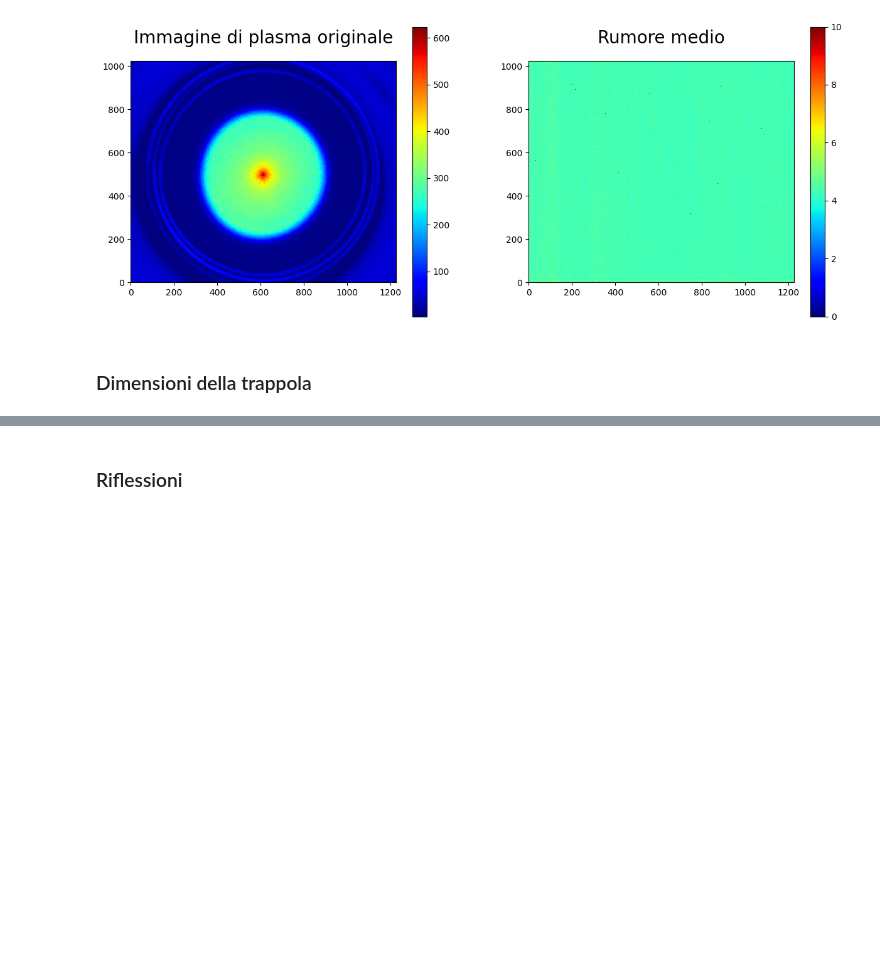
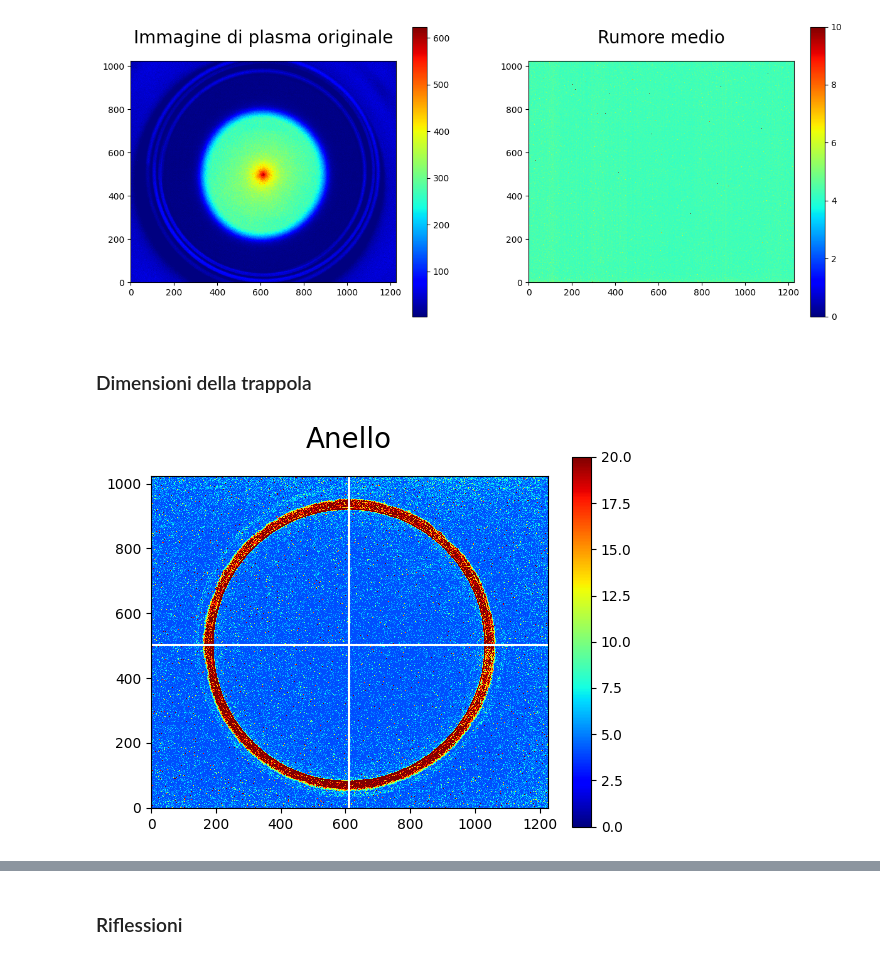
Before and after one commit to Negrini085/LaboPlasmi, a Jupyter notebook: Esperienze/Esperienza 0/esp0.ipynb, the cells around one changed output, grey strips where cells are left out. Saved outputs shown, nothing was run; the diff lists cells and outputs as text; code cells hidden in the pictures; blank space fills up the shorter version.

```diff
--- a/Esperienze/Esperienza 0/esp0.ipynb
+++ b/Esperienze/Esperienza 0/esp0.ipynb
@@ -15,6 +15,9 @@ from PIL import Image
 # <span style="color:blue;"> Analisi delle immagini </span>
 
 <center>
+# %%
+col = 1224
+row = 1024
 # %% [markdown]
 ### Analisi del rumore medio
 # %%
@@ -31,8 +34,8 @@ del path
 fig = plt.figure(figsize=(15, 6))
 
 # Creo la griglia per gli output
-x = np.linspace(0, 1224, 1224)
-y = np.linspace(0, 1024, 1024)
+x = np.linspace(0, col, col)
+y = np.linspace(0, row, row)
 X, Y = np.meshgrid(x, y)
 
 
@@ -57,7 +60,22 @@ plt.colorbar(cax); ax.set_aspect('equal')
 ax.set_title(f'Rumore medio', fontsize = 20, pad=20)
 
 plt.show()
+
+del inte
 # %% [output]
 [figure]
 # %% [markdown]
 ### Dimensioni della trappola
+# %%
+ring = np.array(Image.open("Dati/CAMimages/ring2x2/ring1.tif"))
+
+cax = plt.pcolormesh(X, Y, ring, cmap='jet', vmin = 0, vmax = 20)
+plt.colorbar(cax); plt.gca().set_aspect('equal')
+plt.title(f'Anello', fontsize = 20, pad=20)
+
+plt.axhline(y=502, color='w', linestyle='-')
+plt.axvline(x=612, color='w', linestyle='-')
+
+plt.show()
+# %% [output]
+[figure, added]
```
Also changed, not shown: parts of 2 cells of this notebook.
